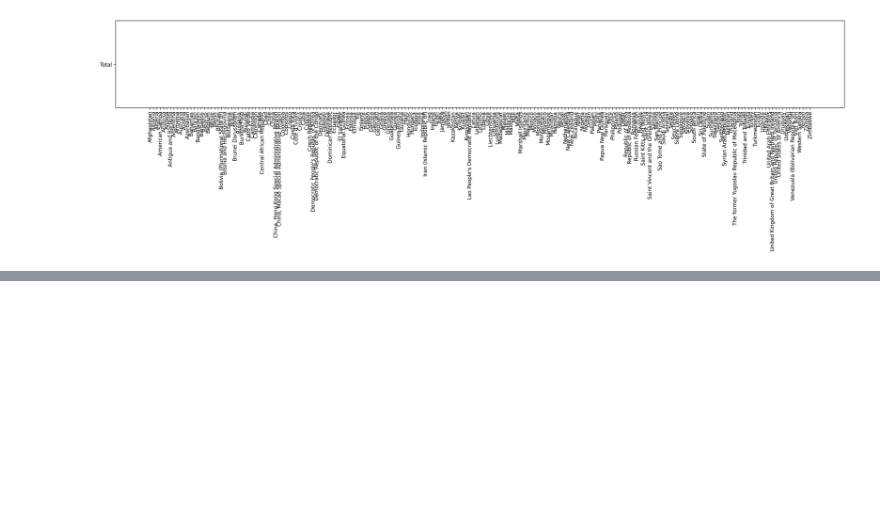
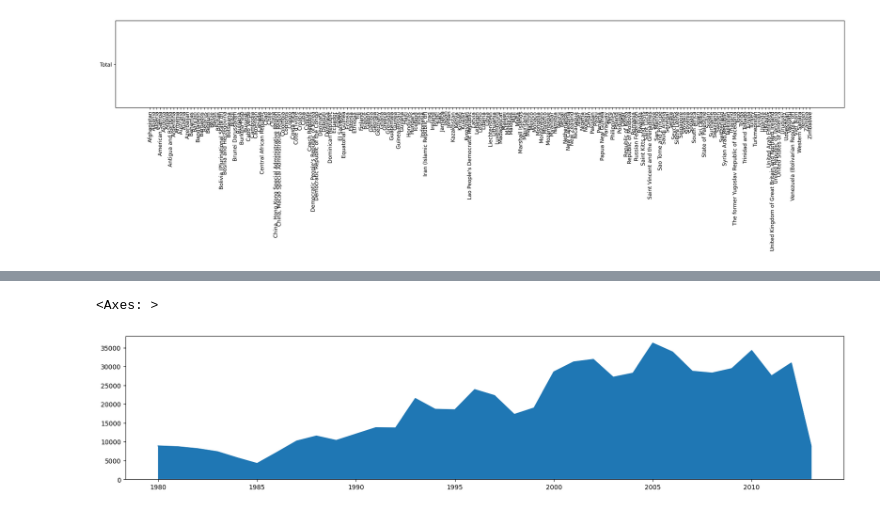
Before and after one commit to AKAASH-KUMAR-SINGH/Python-DS, a Jupyter notebook: Data_Analysis/Pandas_basic.ipynb, the cells around one changed output, grey strips where cells are left out. Cells and saved outputs as stored; diff of their text form; code cells hidden in the pictures; blank space fills up the shorter version.

```diff
--- a/Data_Analysis/Pandas_basic.ipynb
+++ b/Data_Analysis/Pandas_basic.ipynb
@@ -463,0 +721,5 @@ plt.show()
+# %%
+df.loc[79,years].plot(kind='area',figsize=(20,4))
+# %% [output]
+<Axes: >
+[figure, added]
```
Also changed, not shown: parts of 31 cells of this notebook.
